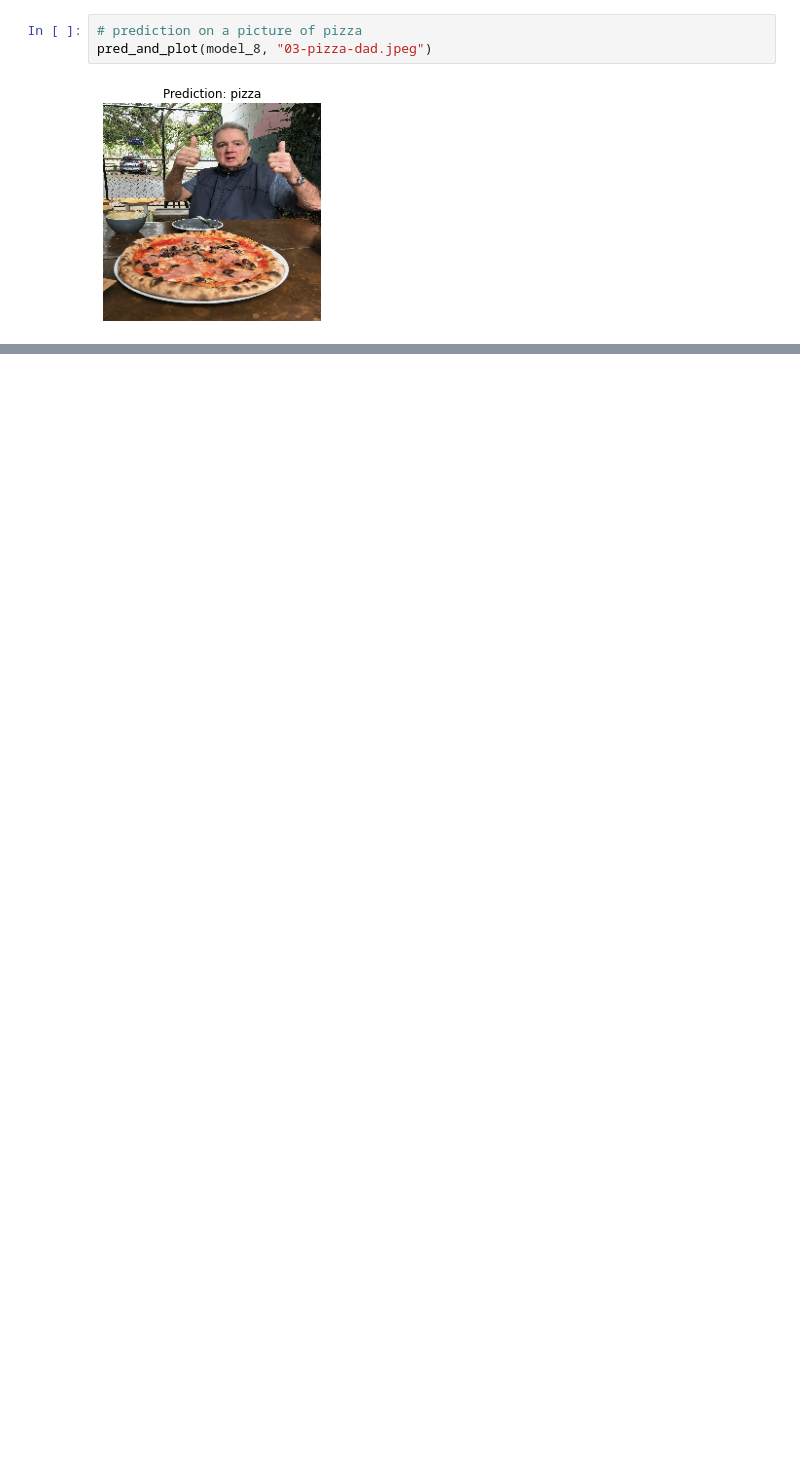
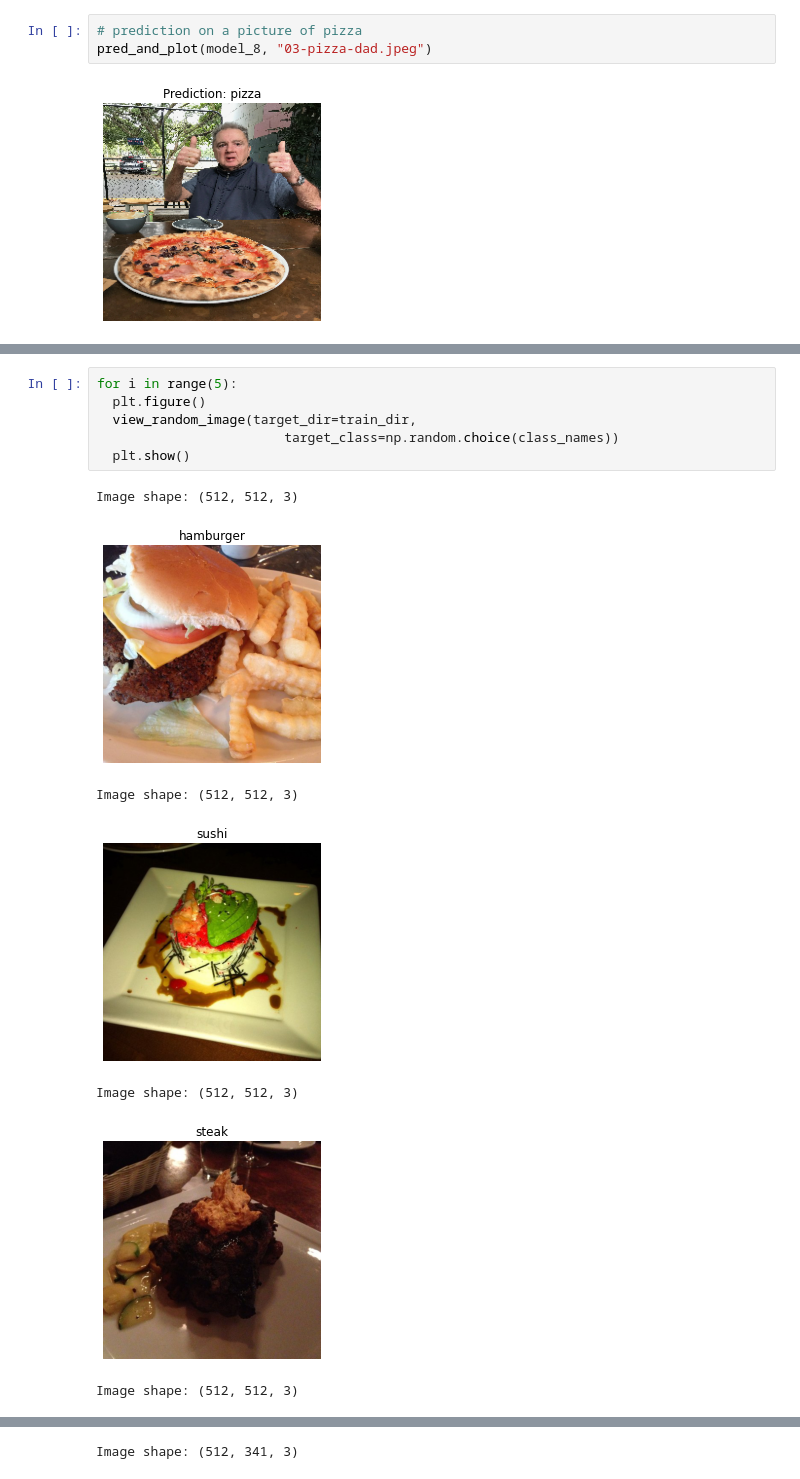
Before and after one commit to danchaud-vincent/tensorflow-deep-learning, a Jupyter notebook: 03_convolutional_neural_networks_in_tensorflow.ipynb, the cells around one changed output, grey strips where cells are left out. Cells and saved outputs as stored; diff of their text form; blank space fills up the shorter version.

```diff
--- a/03_convolutional_neural_networks_in_tensorflow.ipynb
+++ b/03_convolutional_neural_networks_in_tensorflow.ipynb
@@ -1462,0 +1548,14 @@ pred_and_plot(model_8, "03-pizza-dad.jpeg")
+# %%
+for i in range(5):
+  plt.figure()
+  view_random_image(target_dir=train_dir,
+                        target_class=np.random.choice(class_names))
+  plt.show()
+# %% [output]
+Image shape: (512, 512, 3)
+[figure, added]
+Image shape: (512, 512, 3)
+[figure, added]
+Image shape: (512, 512, 3)
+[figure, added]
+Image shape: (512, 512, 3)
@@ -1462,0 +1563 @@ pred_and_plot(model_8, "03-pizza-dad.jpeg")
+Image shape: (512, 341, 3)
```
Also changed, not shown: parts of 43 cells of this notebook.
